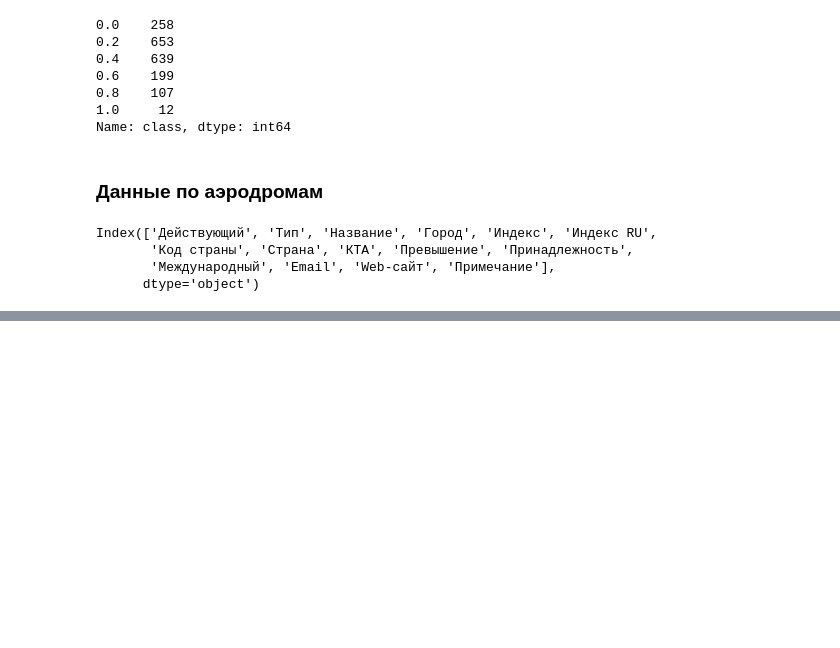
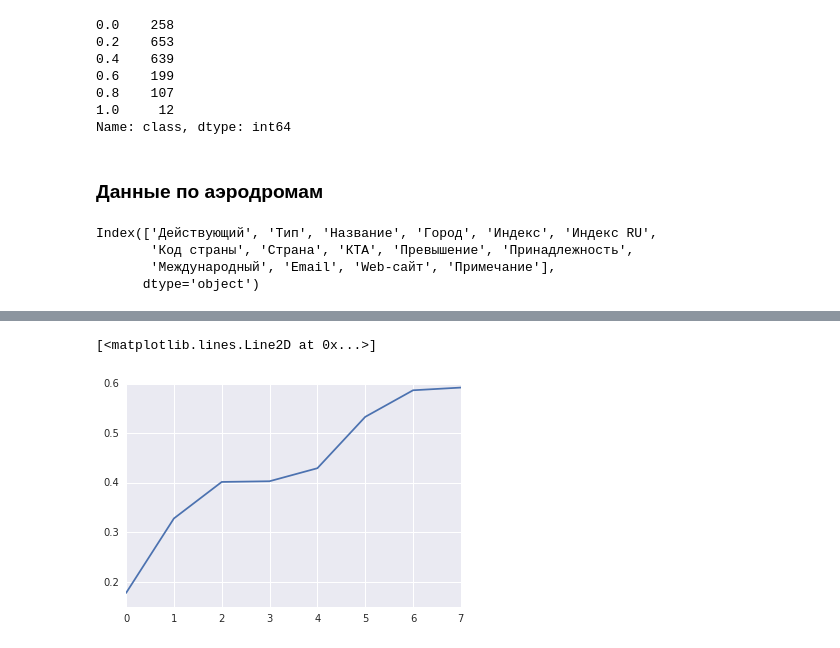
Before and after one commit to zhukov-msu/helicopters, a Jupyter notebook: heli_data_explore.ipynb, the cells around one changed output, grey strips where cells are left out. Saved outputs shown, nothing was run; the diff lists cells and outputs as text; code cells hidden in the pictures; blank space fills up the shorter version.

```diff
--- a/heli_data_explore.ipynb
+++ b/heli_data_explore.ipynb
@@ -262,0 +512,13 @@ m
+# %%
+illness.columns = ['region', '2010', '2011', 'mean', 'mean_man']
+# %%
+illness = illness.set_index('region')
+# %%
+illness = illness['mean_man']
+# %%
+okr_idx = illness.index[illness.index.str.contains('федеральный округ')]
+# %%
+plt.plot(list(illness[okr_idx].sort_values()))
+# %% [output]
+[<matplotlib.lines.Line2D at 0x...>]
+[figure, added]
```
Also changed, not shown: parts of 117 cells of this notebook.
